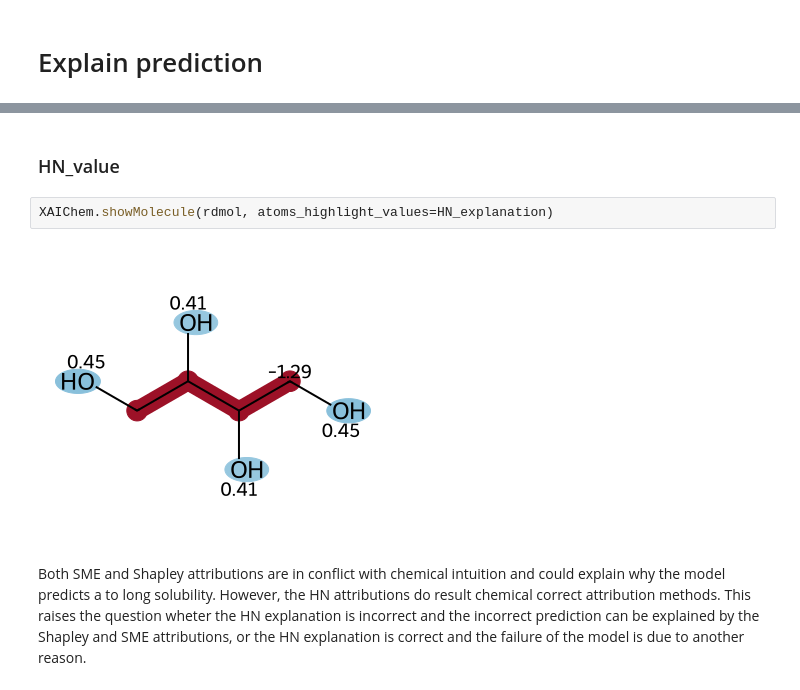
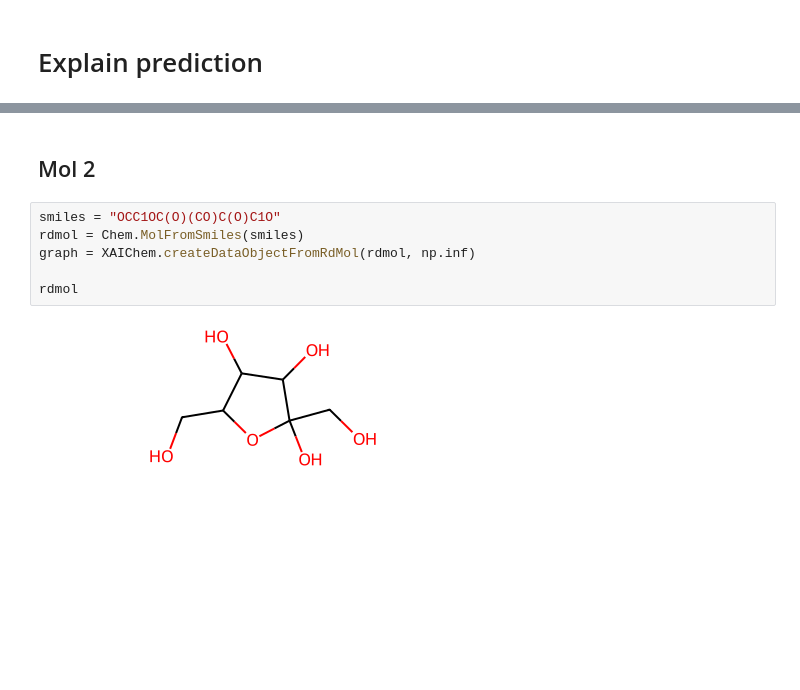
Before and after one commit to xwieme/MastatThesis, a Jupyter notebook: code/notebooks/esol_conflicted_explanation.ipynb, the cells around one changed output, grey strips where cells are left out. Cells and saved outputs as stored; diff of their text form; blank space fills up the shorter version.

```diff
--- a/code/notebooks/esol_conflicted_explanation.ipynb
+++ b/code/notebooks/esol_conflicted_explanation.ipynb
@@ -73,11 +128,10 @@ XAIChem.showMolecule(rdmol, atoms_highlight_values=Shapley_explanation)
-# %% [markdown]
-### HN_value
-# %%
-XAIChem.showMolecule(rdmol, atoms_highlight_values=HN_explanation)
-# %% [output]
-[figure, removed]
-# %% [markdown]
-Both SME and Shapley attributions are in conflict with chemical intuition and could explain why the model predicts a
-to long solubility. However, the HN attributions do result chemical correct attribution methods. This raises the question
-wheter the HN explanation is incorrect and the incorrect prediction can be explained by the Shapley and SME attributions,
-or the HN explanation is correct and the failure of the model is due to another reason.
+# %% [markdown]
+## Mol 2
+# %%
+smiles = "OCC1OC(O)(CO)C(O)C1O"
+rdmol = Chem.MolFromSmiles(smiles)
+graph = XAIChem.createDataObjectFromRdMol(rdmol, np.inf)
+
+rdmol
+# %% [output]
+[figure, added]
```
Also changed, not shown: parts of 38 cells of this notebook, 10 other files.
